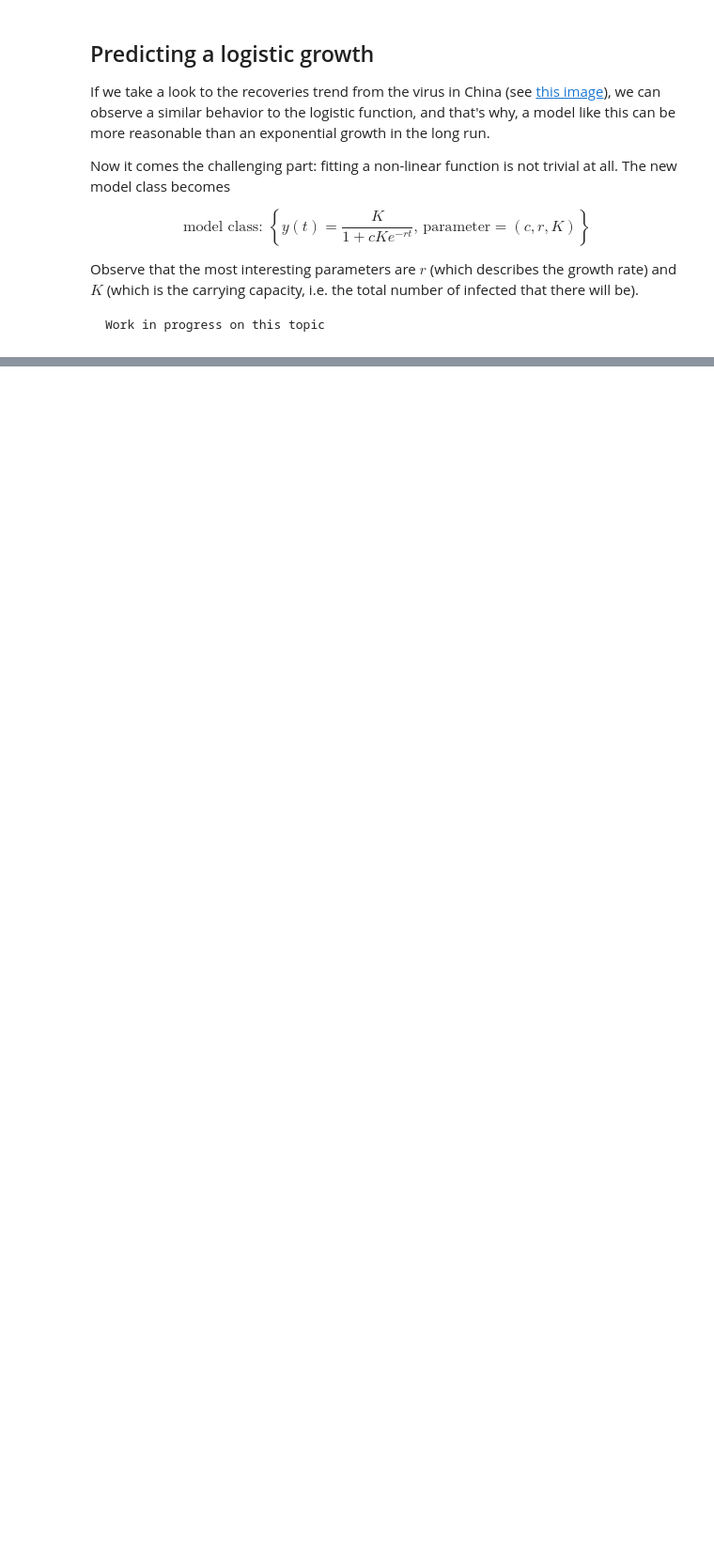
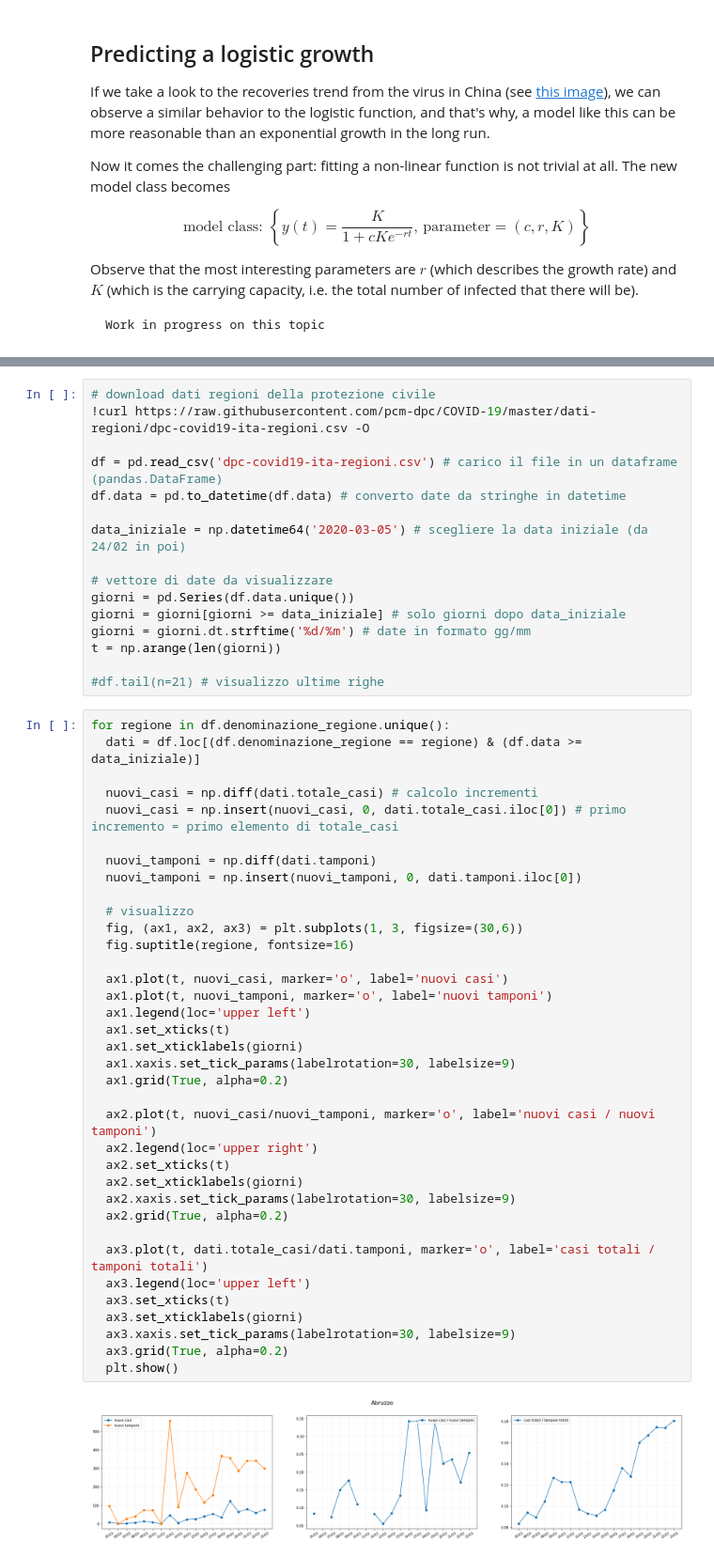
Before and after one commit to pietroventurini/predict-COVID19, a Jupyter notebook: Predicting_the_spread_of_COVID_19.ipynb, the cells around one changed output, grey strips where cells are left out. Shown at 94% size. Drawn from its saved outputs; the diff is of its cells as text; blank space fills up the shorter version.

Commit message:
Aggiunti grafici per regione

```diff
--- a/Predicting_the_spread_of_COVID_19.ipynb
+++ b/Predicting_the_spread_of_COVID_19.ipynb
@@ -296,0 +242,54 @@ parameter r is expected to be 0.1962
+# %%
+# download dati regioni della protezione civile
+!curl https://raw.githubusercontent.com/pcm-dpc/COVID-19/master/dati-regioni/dpc-covid19-ita-regioni.csv -O
+
+df = pd.read_csv('dpc-covid19-ita-regioni.csv') # carico il file in un dataframe (pandas.DataFrame)
+df.data = pd.to_datetime(df.data) # converto date da stringhe in datetime
+
+data_iniziale = np.datetime64('2020-03-05') # scegliere la data iniziale (da 24/02 in poi)
+
+# vettore di date da visualizzare
+giorni = pd.Series(df.data.unique())
+giorni = giorni[giorni >= data_iniziale] # solo giorni dopo data_iniziale
+giorni = giorni.dt.strftime('%d/%m') # date in formato gg/mm
+t = np.arange(len(giorni))
+
+#df.tail(n=21) # visualizzo ultime righe
+# %%
+for regione in df.denominazione_regione.unique():
+  dati = df.loc[(df.denominazione_regione == regione) & (df.data >= data_iniziale)]
+
+  nuovi_casi = np.diff(dati.totale_casi) # calcolo incrementi
+  nuovi_casi = np.insert(nuovi_casi, 0, dati.totale_casi.iloc[0]) # primo incremento = primo elemento di totale_casi
+
+  nuovi_tamponi = np.diff(dati.tamponi)
+  nuovi_tamponi = np.insert(nuovi_tamponi, 0, dati.tamponi.iloc[0])
+
+  # visualizzo
+  fig, (ax1, ax2, ax3) = plt.subplots(1, 3, figsize=(30,6))
+  fig.suptitle(regione, fontsize=16)
+
+  ax1.plot(t, nuovi_casi, marker='o', label='nuovi casi')
+  ax1.plot(t, nuovi_tamponi, marker='o', label='nuovi tamponi')
+  ax1.legend(loc='upper left')
+  ax1.set_xticks(t)
+  ax1.set_xticklabels(giorni)
+  ax1.xaxis.set_tick_params(labelrotation=30, labelsize=9)
+  ax1.grid(True, alpha=0.2)
+
+  ax2.plot(t, nuovi_casi/nuovi_tamponi, marker='o', label='nuovi casi / nuovi tamponi')
+  ax2.legend(loc='upper right')
+  ax2.set_xticks(t)
+  ax2.set_xticklabels(giorni)
+  ax2.xaxis.set_tick_params(labelrotation=30, labelsize=9)
+  ax2.grid(True, alpha=0.2)
+
+  ax3.plot(t, dati.totale_casi/dati.tamponi, marker='o', label='casi totali / tamponi totali')
+  ax3.legend(loc='upper left')
+  ax3.set_xticks(t)
+  ax3.set_xticklabels(giorni)
+  ax3.xaxis.set_tick_params(labelrotation=30, labelsize=9)
+  ax3.grid(True, alpha=0.2)
+  plt.show()
+# %% [output]
+[figure, added]
```
Also changed, not shown: parts of 10 cells of this notebook.
